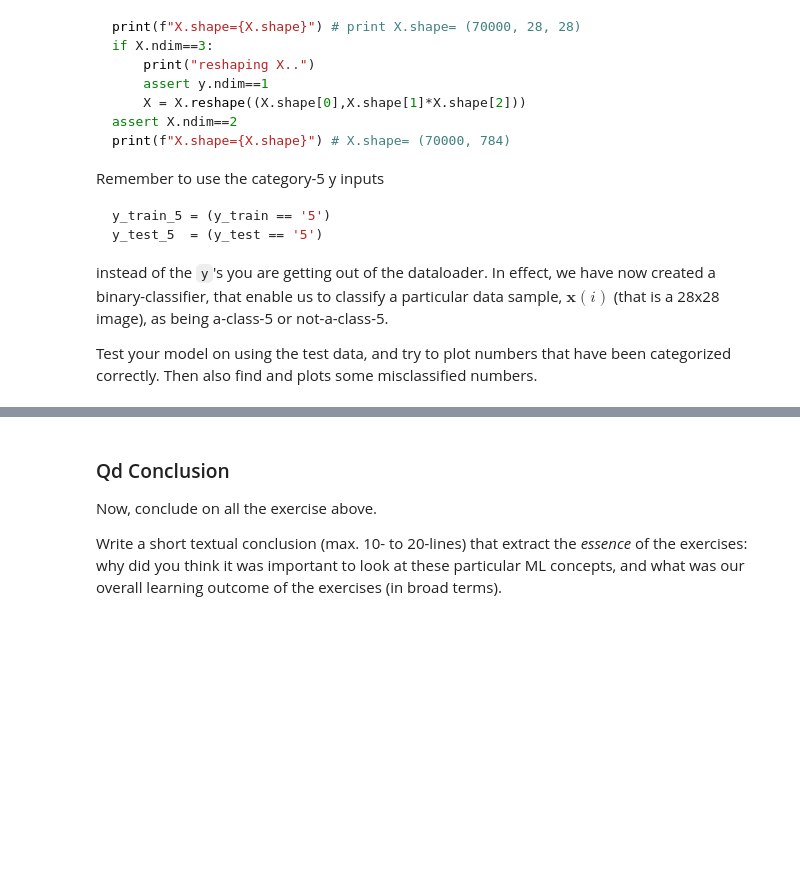
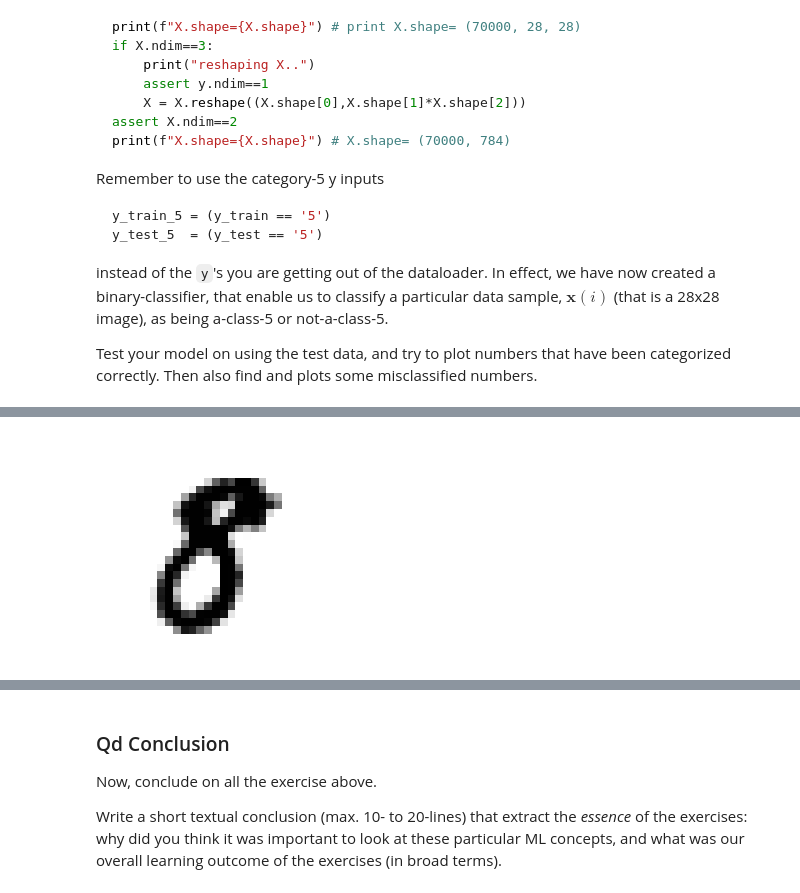
Before and after one commit to laukvalitet/itmal_o1, a Jupyter notebook: exercises/dummy_classifier.ipynb, the cells around one changed output, grey strips where cells are left out. Cells and saved outputs as stored; diff of their text form; code cells hidden in the pictures; blank space fills up the shorter version.

```diff
--- a/exercises/dummy_classifier.ipynb
+++ b/exercises/dummy_classifier.ipynb
@@ -129,0 +157,4 @@ AssertionError: TODO: solve Qb, and remove me..
+# %%
+MNIST_PlotDigit(X_test[error_indexes[-1]])
+# %% [output]
+[figure, added]
```
Also changed, not shown: parts of 13 cells of this notebook.
